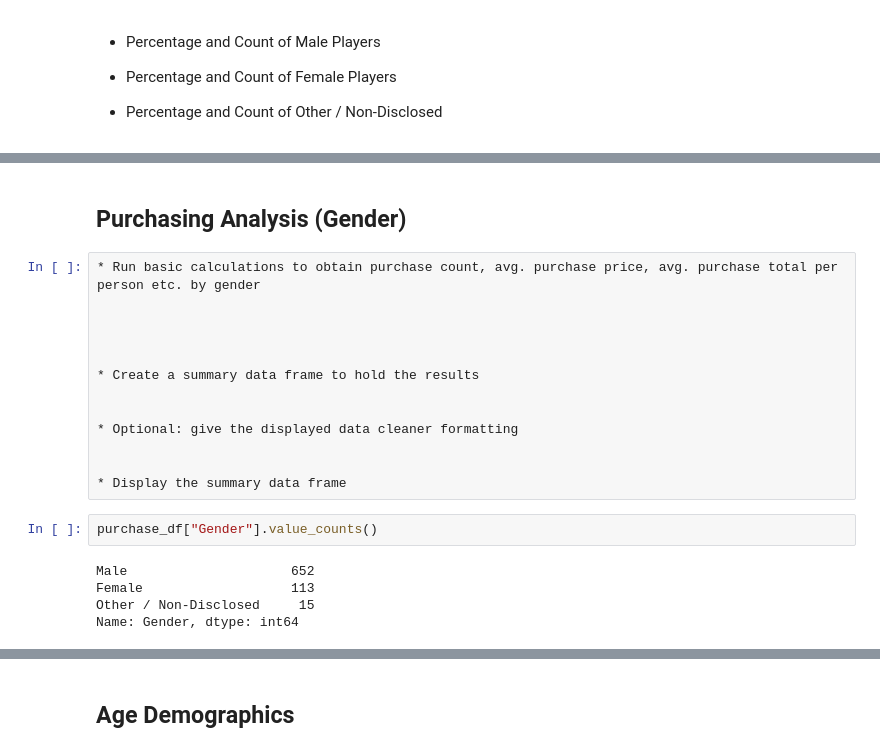
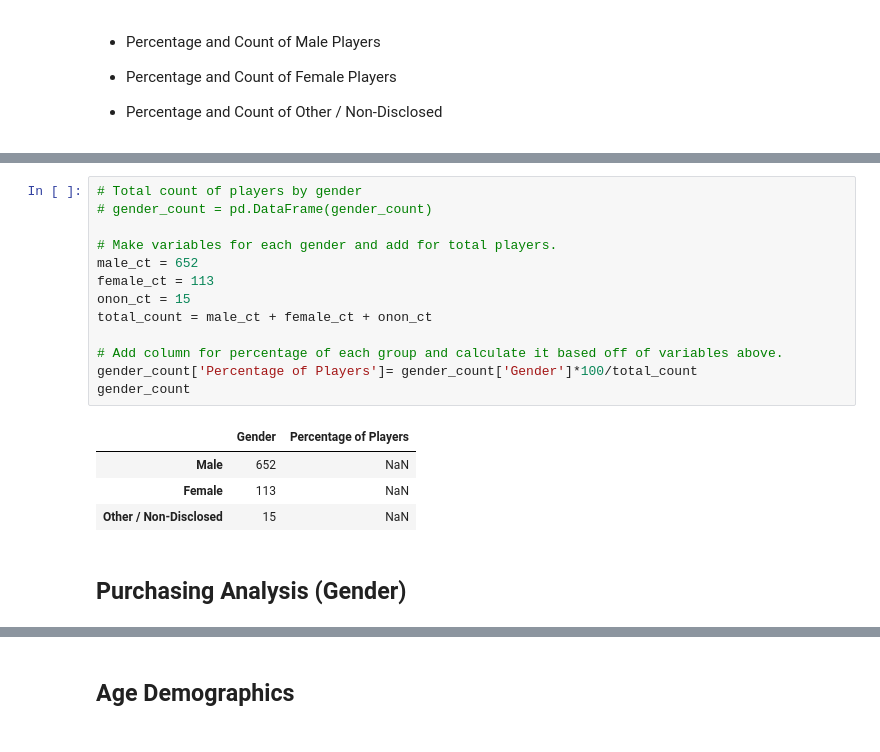
Before and after one commit to Tam-ala/Game-and-School-Stats-with-Pandas, a Jupyter notebook: HeroesOfPymoli/HeroesOfPymoli_update.ipynb, the cells around one changed output, grey strips where cells are left out. Drawn from its saved outputs; the diff is of its cells as text.

```diff
--- a/HeroesOfPymoli/HeroesOfPymoli_update.ipynb
+++ b/HeroesOfPymoli/HeroesOfPymoli_update.ipynb
@@ -115,23 +86,21 @@ KeyError: 'Gender'
+# %%
+# Total count of players by gender
+# gender_count = pd.DataFrame(gender_count)
+
+# Make variables for each gender and add for total players.
+male_ct = 652
+female_ct = 113
+onon_ct = 15
+total_count = male_ct + female_ct + onon_ct
+
+# Add column for percentage of each group and calculate it based off of variables above.
+gender_count['Percentage of Players']= gender_count['Gender']*100/total_count
+gender_count
+# %% [output]
+|  | Gender | Percentage of Players |
+| Male | 652 | NaN |
+| Female | 113 | NaN |
+| Other / Non-Disclosed | 15 | NaN |
 # %% [markdown]
 
 ## Purchasing Analysis (Gender)
-# %%
-* Run basic calculations to obtain purchase count, avg. purchase price, avg. purchase total per person etc. by gender
-
-
-
-
-* Create a summary data frame to hold the results
-
-
-* Optional: give the displayed data cleaner formatting
-
-
-* Display the summary data frame
-# %%
-purchase_df["Gender"].value_counts()
-# %% [output]
-Male                     652
-Female                   113
-Other / Non-Disclosed     15
-Name: Gender, dtype: int64
```
Also changed, not shown: parts of 8 cells of this notebook, 1 other file.
